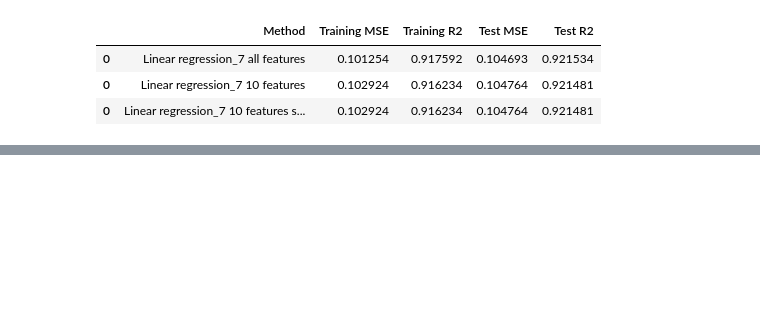
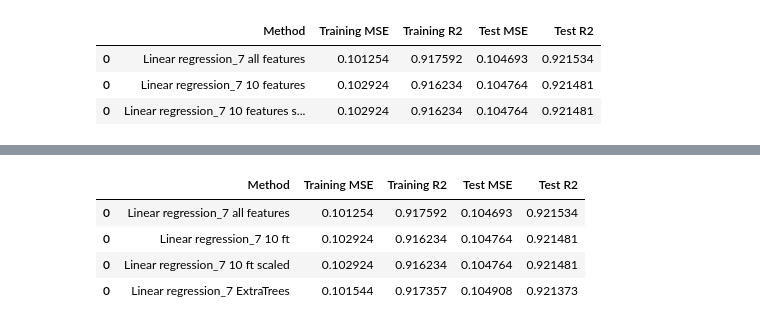
Before and after one commit to dshvedchenko/chnu_ml_544m, a Jupyter notebook: feature_selection.p1/fir.ipynb, the cells around one changed output, grey strips where cells are left out. Cells and saved outputs as stored; diff of their text form; code cells hidden in the pictures; blank space fills up the shorter version.

```diff
--- a/feature_selection.p1/fir.ipynb
+++ b/feature_selection.p1/fir.ipynb
@@ -274,2 +294,16 @@ ft7_imp
 # %%
 # 10.Побудувати будь-яку з відомих вам моделей на основі початкових та перетворених дани
+X_tmp = X_7_src[['ram','battery_power','px_width','px_height','mobile_wt','int_memory','pc', 'n_cores', 'sc_w','sc_h','m_dep','talk_time','clock_speed','fc']]
+
+lr_results = pd.concat([
+    lr_results,
+     process_model(X_tmp, y_7, name='Linear regression_7 ExtraTrees' )
+])
+
+lr_results
+# %% [output]
+|  | Method | Training MSE | Training R2 | Test MSE | Test R2 |
+| 0 | Linear regression_7 all features | 0.101254 | 0.917592 | 0.104693 | 0.921534 |
+| 0 | Linear regression_7 10 ft | 0.102924 | 0.916234 | 0.104764 | 0.921481 |
+| 0 | Linear regression_7 10 ft scaled | 0.102924 | 0.916234 | 0.104764 | 0.921481 |
+| 0 | Linear regression_7 ExtraTrees | 0.101544 | 0.917357 | 0.104908 | 0.921373 |
```
Also changed, not shown: parts of 2 cells of this notebook.
